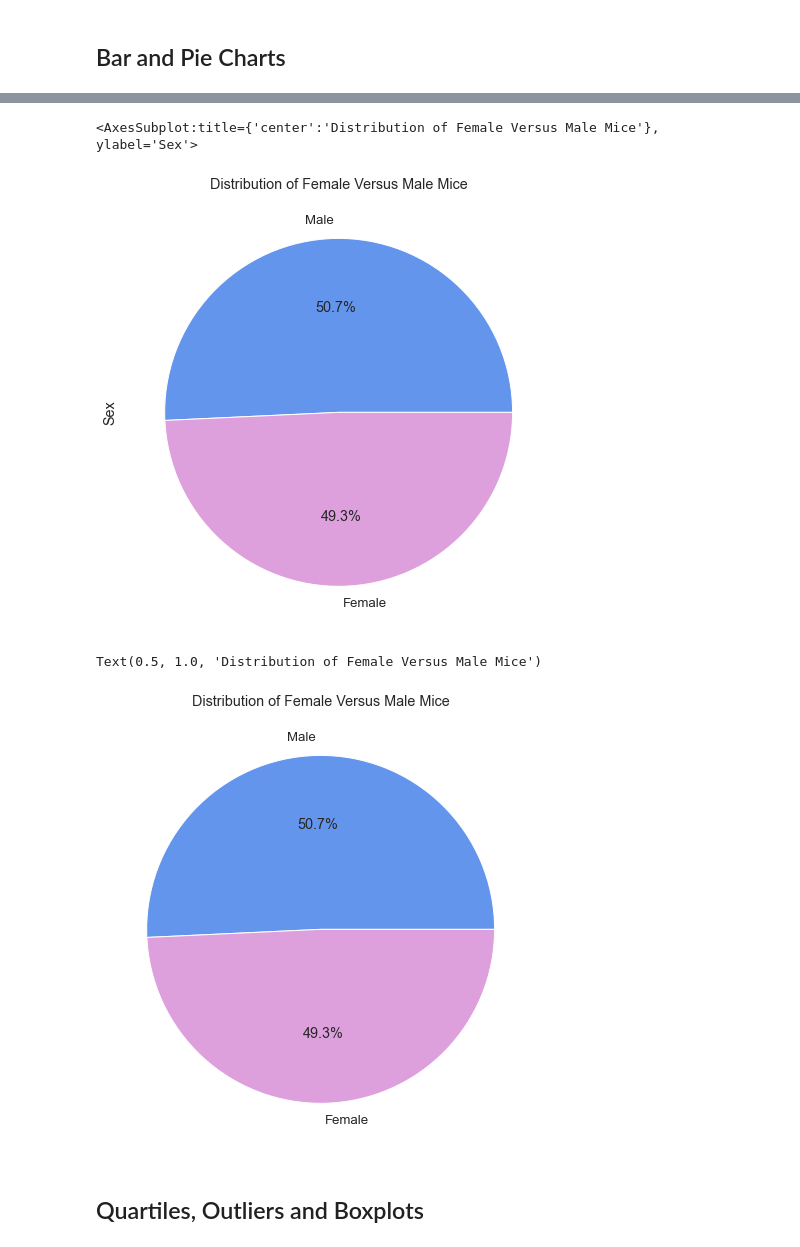
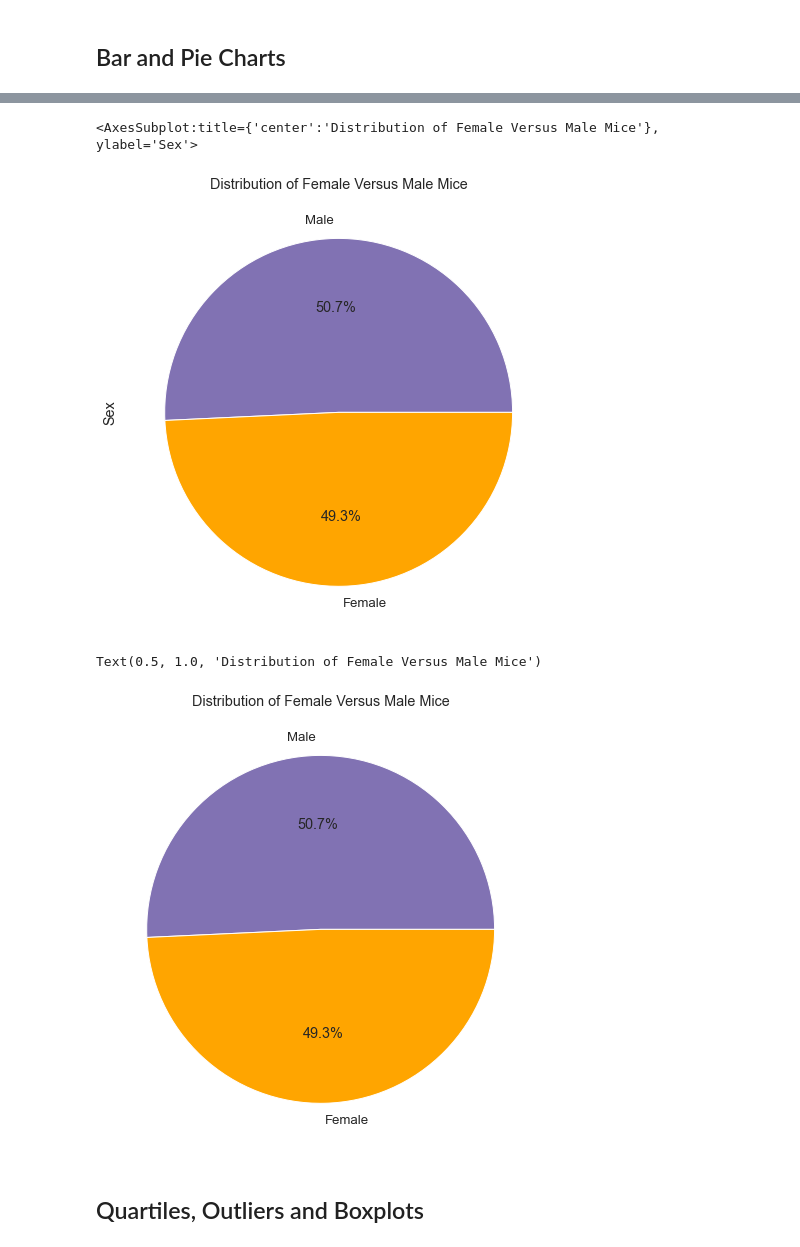
Before and after one commit to mbruns13/matplotlib-challenge, a Jupyter notebook: pymaceuticals_starter.ipynb, the cells around one changed output, grey strips where cells are left out. Drawn from its saved outputs; the diff is of its cells as text; code cells hidden in the pictures.

```diff
--- a/pymaceuticals_starter.ipynb
+++ b/pymaceuticals_starter.ipynb
@@ -201,11 +201,11 @@ Text(0, 0.5, 'Total Number of Timepoints for All Mice Tested')
 sex_distr = clean_df.Sex.value_counts()
 # %%
 # Generate a pie plot showing the distribution of female versus male mice using Pandas
-colors = ["cornflowerblue","plum"]
+colors = ["m","orange"]
 sex_distr.plot.pie(labels=sex_distr.index, autopct="%1.1f%%", title="Distribution of Female Versus Male Mice", colors=colors )
 # %% [output]
 <AxesSubplot:title={'center':'Distribution of Female Versus Male Mice'}, ylabel='Sex'>
-[figure, old version]
+[figure, new version]
 # %%
 # Generate a pie plot showing the distribution of female versus male mice using pyplot
 
@@ -213,7 +213,7 @@ plt.pie(sex_distr,labels=sex_distr.index, autopct="%1.1f%%", colors=colors)
 plt.title("Distribution of Female Versus Male Mice")
 # %% [output]
 Text(0.5, 1.0, 'Distribution of Female Versus Male Mice')
-[figure, old version]
+[figure, new version]
 # %% [markdown]
 ## Quartiles, Outliers and Boxplots
 # %%
```
Also changed, not shown: parts of 2 cells of this notebook.
